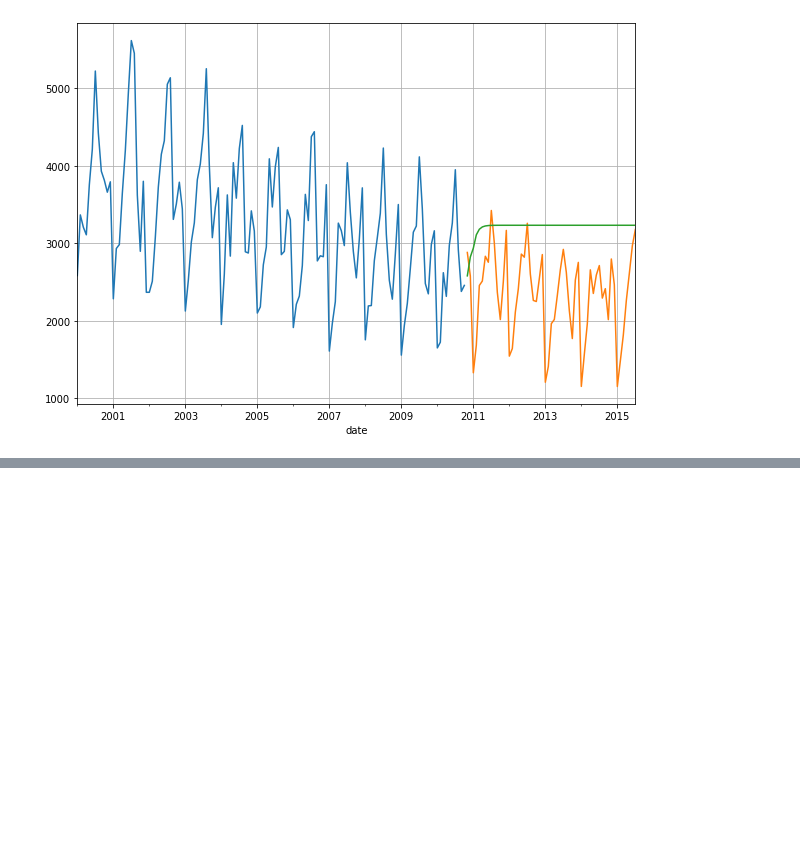
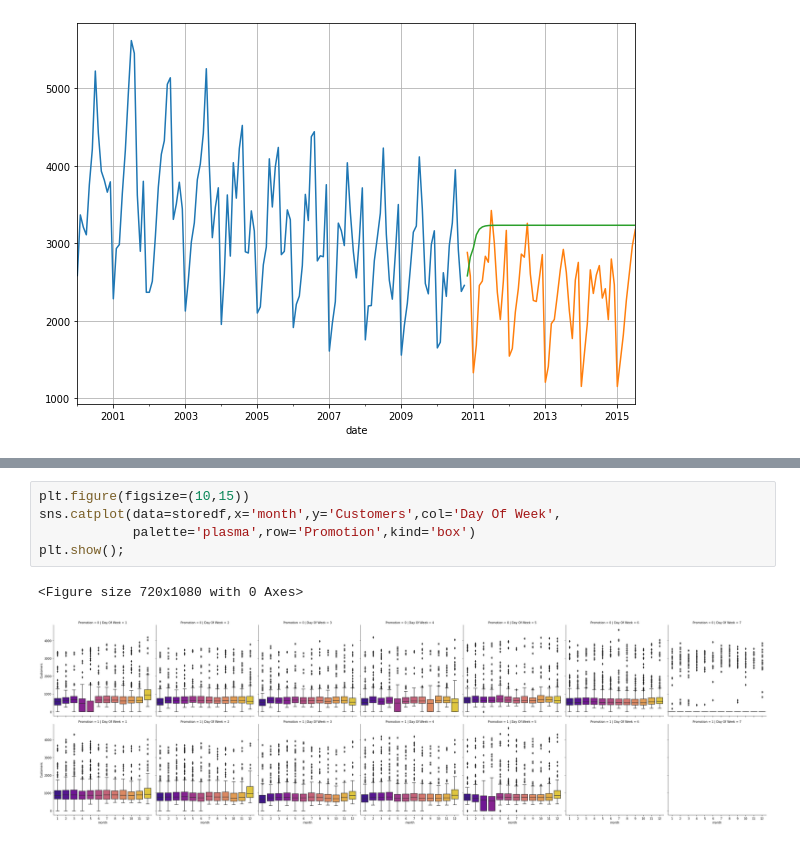
Before and after one commit to rishicarter/Code_dump, a Jupyter notebook: Time_Series_fundamentals.ipynb, the cells around one changed output, grey strips where cells are left out. Cells and saved outputs as stored; diff of their text form; blank space fills up the shorter version.

```diff
--- a/Time_Series_fundamentals.ipynb
+++ b/Time_Series_fundamentals.ipynb
@@ -1450,0 +1600,8 @@ plt.show();
+# %%
+plt.figure(figsize=(10,15))
+sns.catplot(data=storedf,x='month',y='Customers',col='Day Of Week',
+            palette='plasma',row='Promotion',kind='box')
+plt.show();
+# %% [output]
+<Figure size 720x1080 with 0 Axes>
+[figure, added]
```
Also changed, not shown: parts of 56 cells of this notebook.
